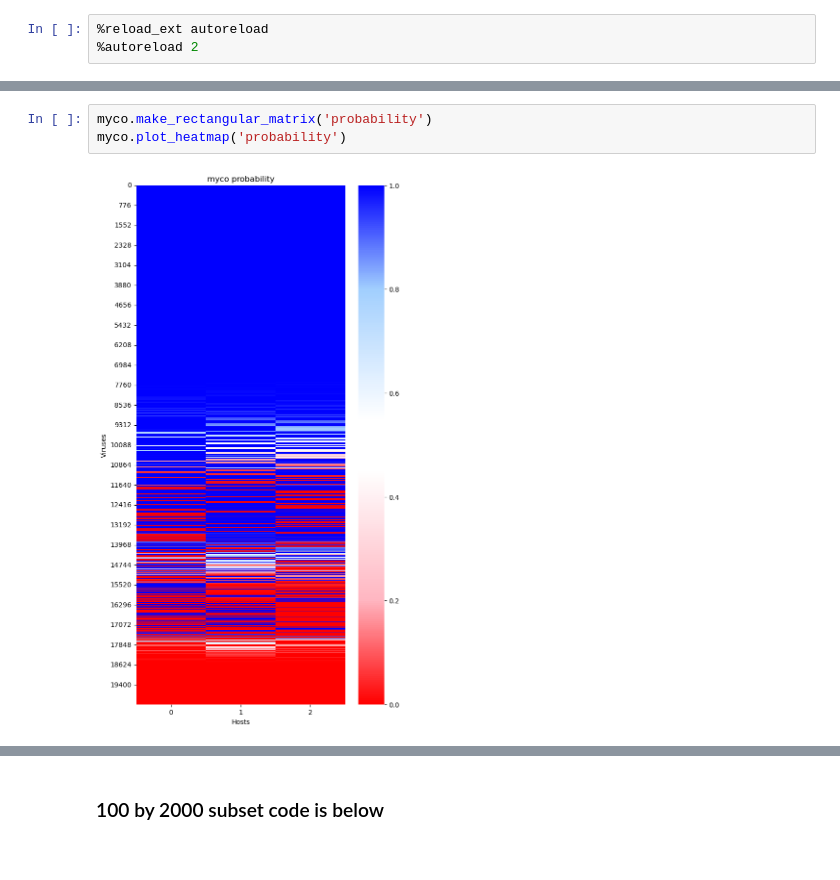
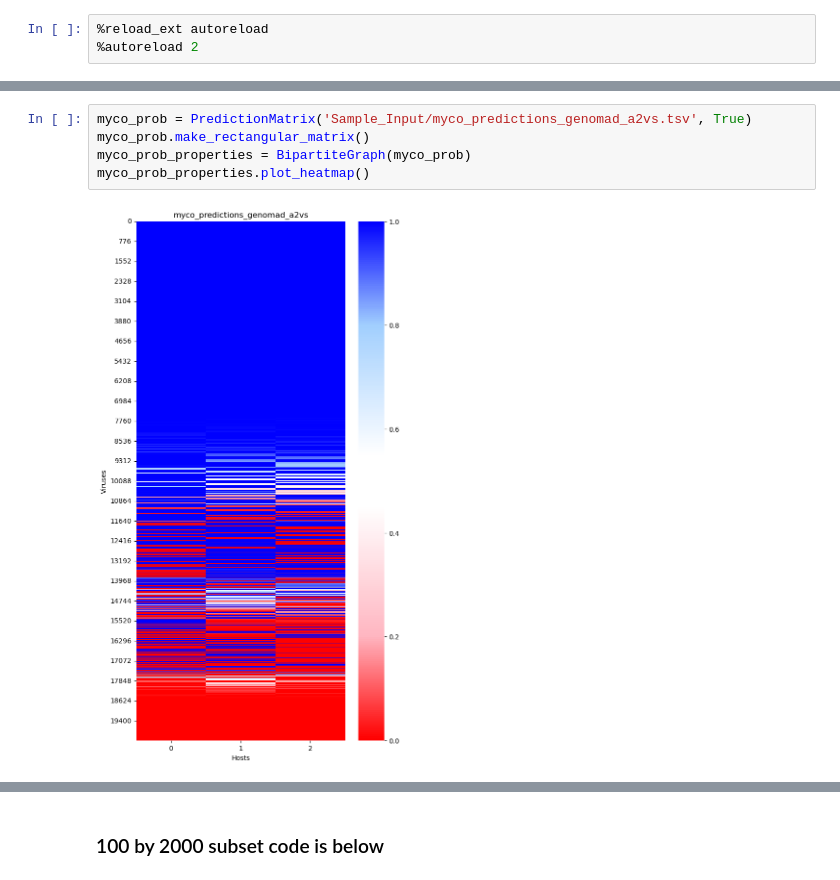
Before and after one commit to DuhaimeLab/VirusHostNetworkAnalysis, a Jupyter notebook: VHIP_large_data.ipynb, the cells around one changed output, grey strips where cells are left out. Cells and saved outputs as stored; diff of their text form.

```diff
--- a/VHIP_large_data.ipynb
+++ b/VHIP_large_data.ipynb
@@ -43,5 +21,7 @@ KeyboardInterrupt:
 # %%
-myco.make_rectangular_matrix('probability')
-myco.plot_heatmap('probability')
+myco_prob = PredictionMatrix('Sample_Input/myco_predictions_genomad_a2vs.tsv', True)
+myco_prob.make_rectangular_matrix()
+myco_prob_properties = BipartiteGraph(myco_prob)
+myco_prob_properties.plot_heatmap()
 # %% [output]
-[figure, old version]
+[figure, new version]
```
Also changed, not shown: parts of 16 cells of this notebook, 8 other files.
